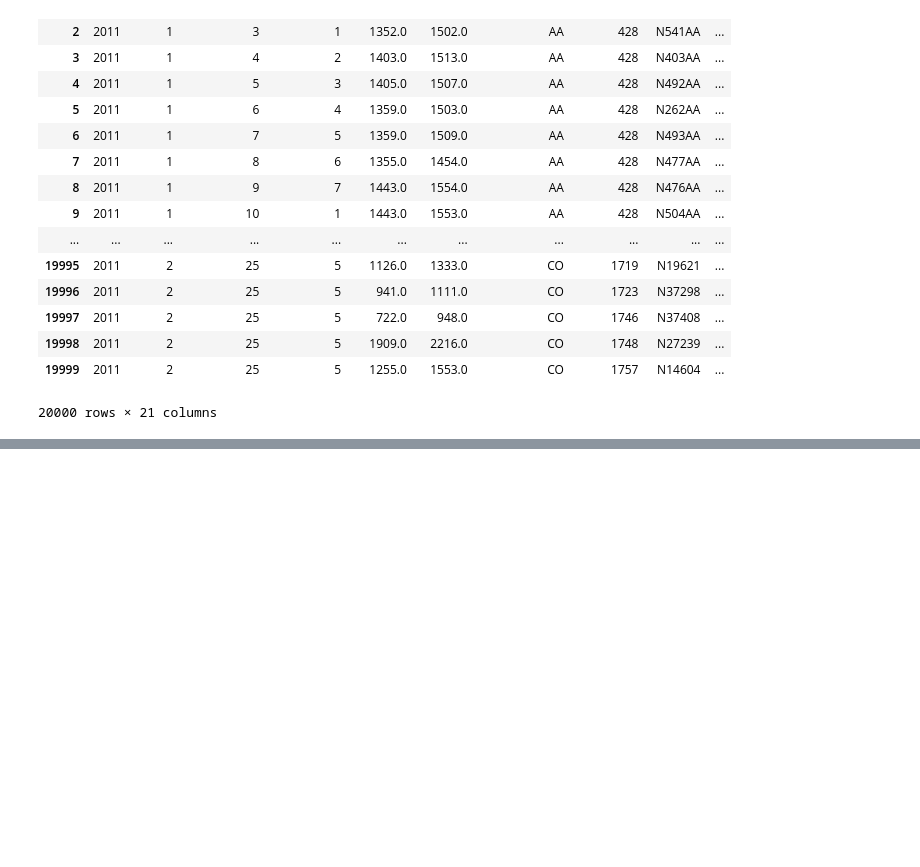
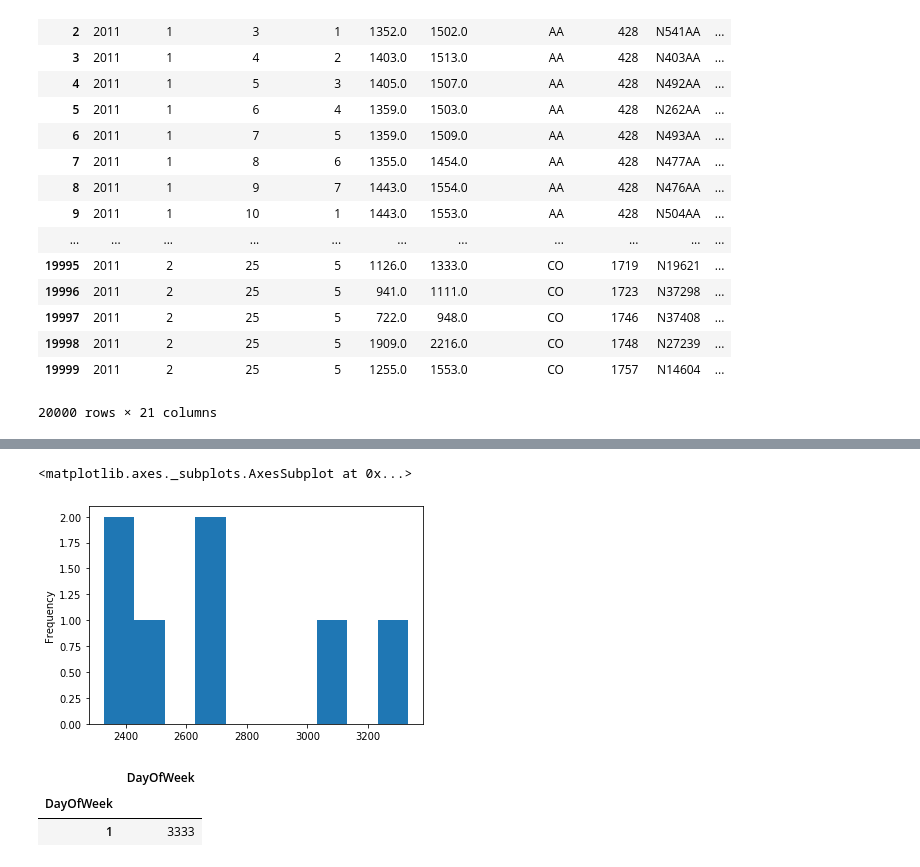
Before and after one commit to mandy941/week5, a Jupyter notebook: M_Yang_W5_assn.ipynb, the cells around one changed output, grey strips where cells are left out. Drawn from its saved outputs; the diff is of its cells as text; code cells hidden in the pictures; blank space fills up the shorter version.

```diff
--- a/M_Yang_W5_assn.ipynb
+++ b/M_Yang_W5_assn.ipynb
@@ -24,11 +24,3 @@ hflights
 | 19998 | 2011 | 2 | 25 | 5 | 1909.0 | 2216.0 | CO | 1748 | N27239 | ... |
 | 19999 | 2011 | 2 | 25 | 5 | 1255.0 | 1553.0 | CO | 1757 | N14604 | ... |
 20000 rows × 21 columns
-# %%
-import pandas as pd
-import numpy as np
-# read the data file from GitHub and convert to a NumPy ndarray object
-filename = "https://raw.githubusercontent.com/jtopor/DAV-5400/master/Project1/hflights.csv"
-hflights = pd.read_csv(filename)
-hflights
-hflights.describe()
@@ -67,0 +53,15 @@ print(max1)
+# %%
+#find the frequency of max value of flights flying times in January.According to the frequency by histigram, we can know there are no two different dayofweek have same max value.
+
+weekday_January_flights['DayOfWeek'].plot(kind = 'hist')
+# %% [output]
+<matplotlib.axes._subplots.AxesSubplot at 0x...>
+[figure, added]
+# %%
+#find the Dayofweek whose count number is 3333 in weekday_January_flights table.
+weekday_January_flights[weekday_January_flights['DayOfWeek'].isin([3333])]
+# The Monday is the day that airport have the most flights fly in January. (Assume 1 means Monday)
+# %% [output]
+|  | DayOfWeek |
+| DayOfWeek |  |
+| 1 | 3333 |
```
Also changed, not shown: parts of 6 cells of this notebook.
